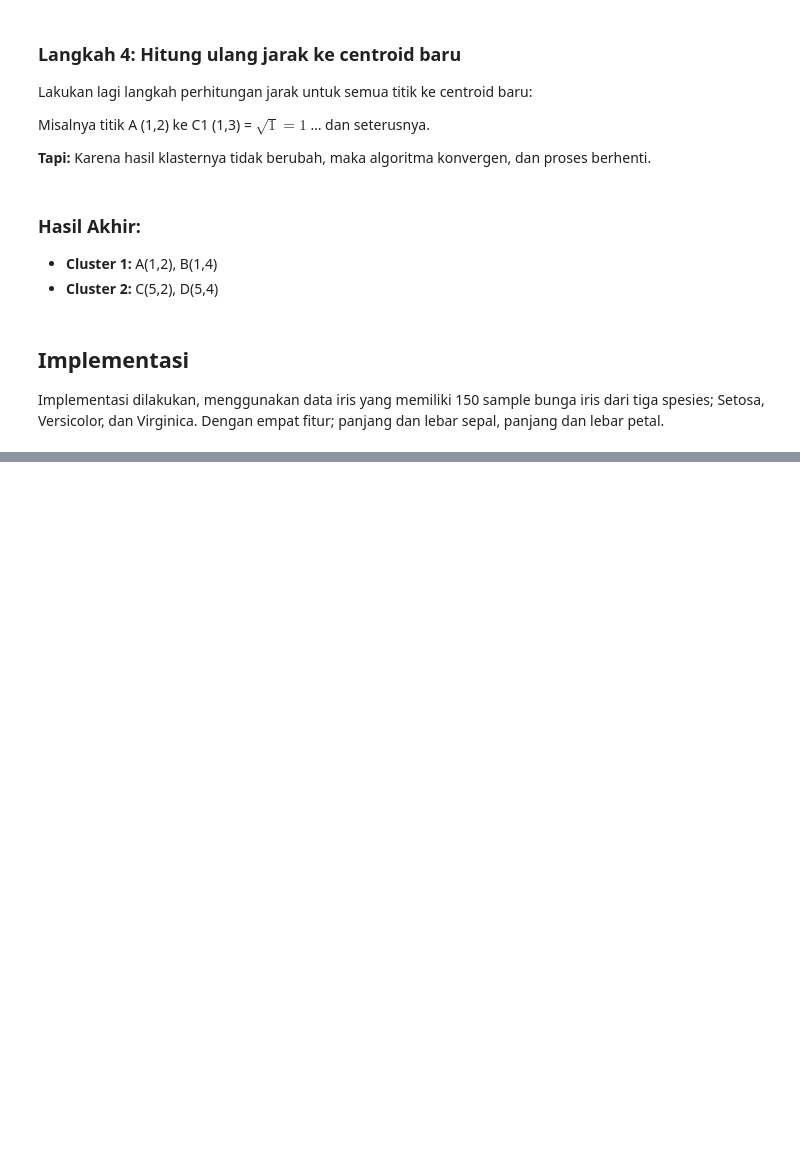
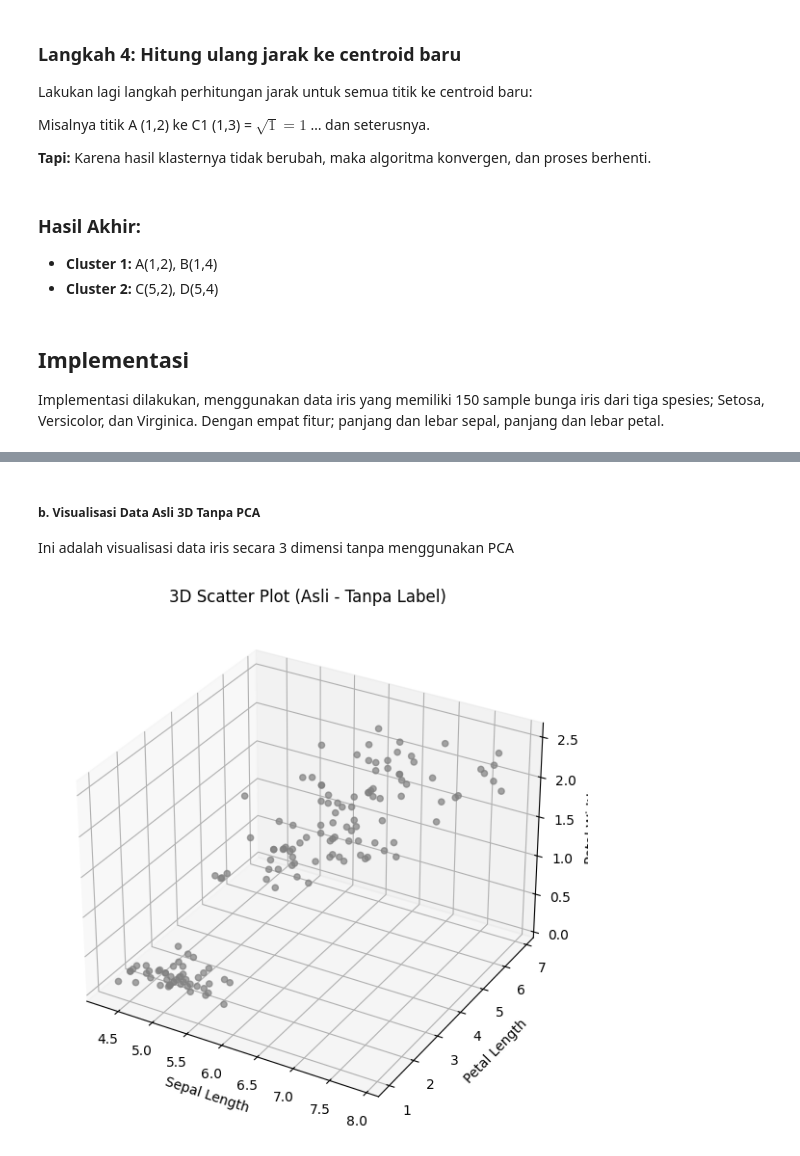
Before and after one commit to Pras7804/pendata, a Jupyter notebook: _sources/Kmeans.ipynb, the cells around one changed output, grey strips where cells are left out. Drawn from its saved outputs; the diff is of its cells as text; code cells hidden in the pictures; blank space fills up the shorter version.

```diff
--- a/_sources/Kmeans.ipynb
+++ b/_sources/Kmeans.ipynb
@@ -479,0 +351,23 @@ plt.show()
+# %% [markdown]
+##### **b. Visualisasi Data Asli 3D Tanpa PCA**
+
+Ini adalah visualisasi data iris secara 3 dimensi tanpa menggunakan PCA
+# %%
+fig = plt.figure(figsize=(10, 7))
+ax = fig.add_subplot(111, projection='3d')
+
+ax.scatter(
+    df_combined['sepal_length'],
+    df_combined['petal_length'],
+    df_combined['petal_width'],
+    color='gray', alpha=0.7
+)
+
+ax.set_xlabel('Sepal Length')
+ax.set_ylabel('Petal Length')
+ax.set_zlabel('Petal Width')
+ax.set_title('3D Scatter Plot (Asli - Tanpa Label)')
+
+plt.show()
+# %% [output]
+[figure, added]
```
Also changed, not shown: parts of 90 cells of this notebook, 12 other files.
